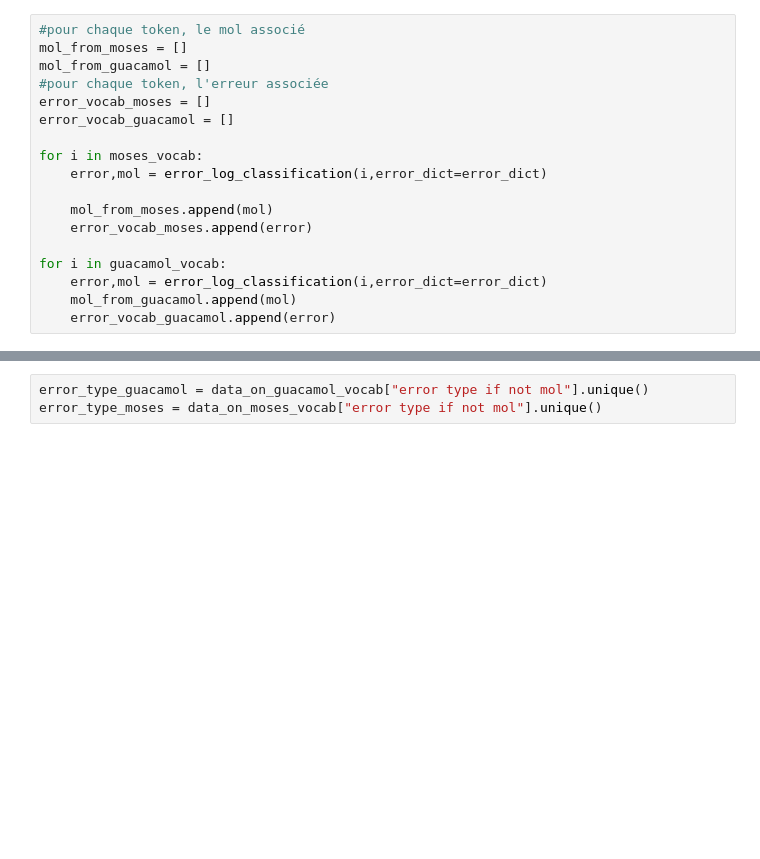
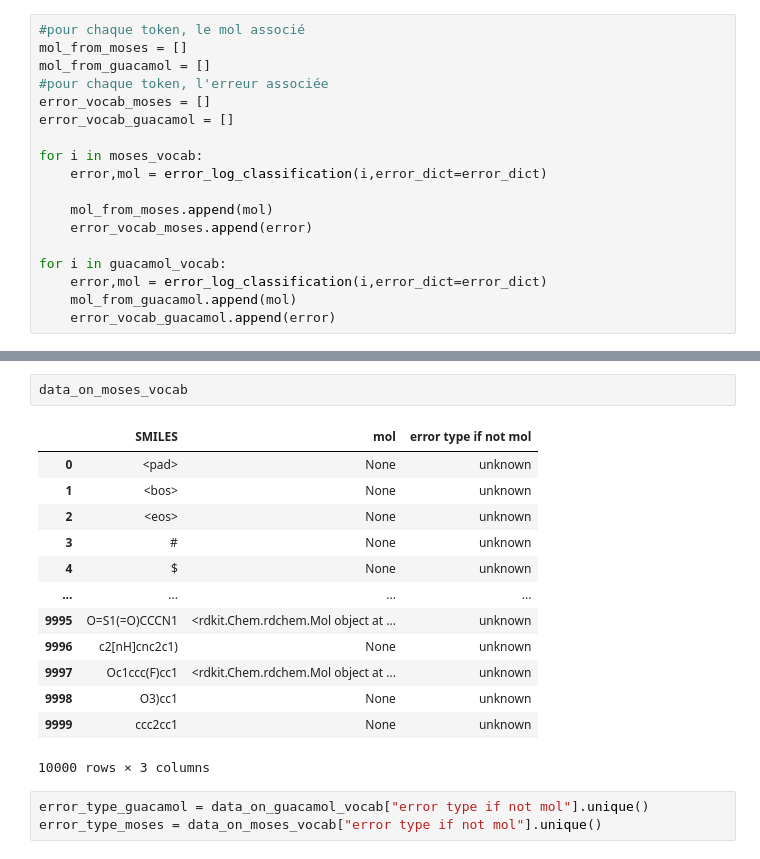
Before and after one commit to haaariiish/Guacamoliency, a Jupyter notebook: notebooks/analysis_vocab.ipynb, the cells around one changed output, grey strips where cells are left out. Drawn from its saved outputs; the diff is of its cells as text; blank space fills up the shorter version.

```diff
--- a/notebooks/analysis_vocab.ipynb
+++ b/notebooks/analysis_vocab.ipynb
@@ -206,3 +196,19 @@ data_on_guacamol_vocab["error type if not mol"] = error_vocab_guacamol
+# %%
+data_on_moses_vocab
+# %% [output]
+|  | SMILES | mol | error type if not mol |
+| 0 | <pad> | None | unknown |
+| 1 | <bos> | None | unknown |
+| 2 | <eos> | None | unknown |
+| 3 | # | None | unknown |
+| 4 | $ | None | unknown |
+| ... | ... | ... | ... |
+| 9995 | O=S1(=O)CCCN1 | <rdkit.Chem.rdchem.Mol object at ... | unknown |
+| 9996 | c2[nH]cnc2c1) | None | unknown |
+| 9997 | Oc1ccc(F)cc1 | <rdkit.Chem.rdchem.Mol object at ... | unknown |
+| 9998 | O3)cc1 | None | unknown |
+| 9999 | ccc2cc1 | None | unknown |
+10000 rows × 3 columns
 # %%
 error_type_guacamol = data_on_guacamol_vocab["error type if not mol"].unique()
 error_type_moses = data_on_moses_vocab["error type if not mol"].unique()
```
Also changed, not shown: parts of 18 cells of this notebook, 5 other files.
